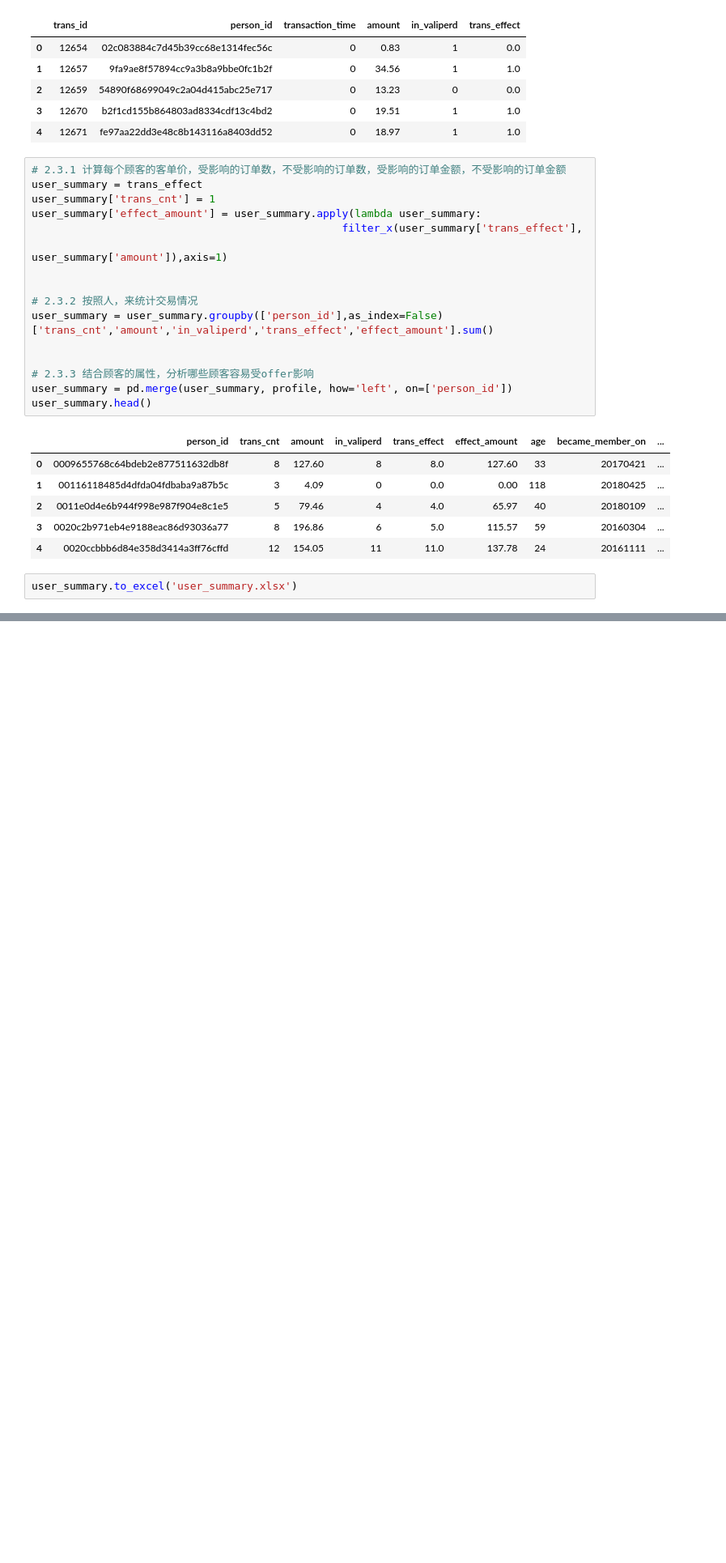
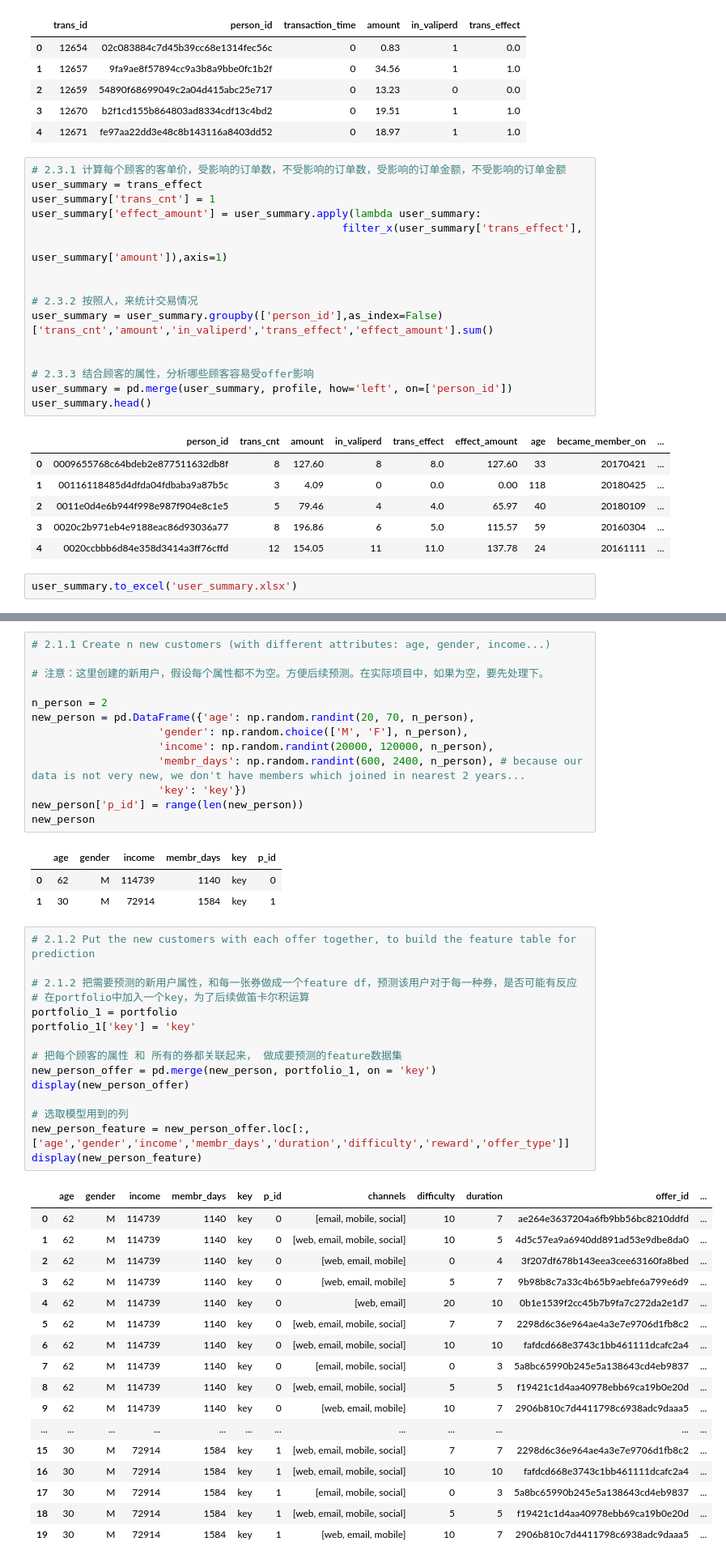
Before and after one commit to VickieL/DSND_Starbucks_Project, a Jupyter notebook: Starbucks_Capstone_notebook.ipynb, the cells around one changed output, grey strips where cells are left out. Shown at 81% size. Cells and saved outputs as stored; diff of their text form; blank space fills up the shorter version.

```diff
--- a/Starbucks_Capstone_notebook.ipynb
+++ b/Starbucks_Capstone_notebook.ipynb
@@ -475,0 +805,50 @@ user_summary.to_excel('user_summary.xlsx')
+# %%
+# 2.1.1 Create n new customers (with different attributes: age, gender, income...)
+
+# 注意：这里创建的新用户，假设每个属性都不为空。方便后续预测。在实际项目中，如果为空，要先处理下。
+
+n_person = 2
+new_person = pd.DataFrame({'age': np.random.randint(20, 70, n_person),
+                    'gender': np.random.choice(['M', 'F'], n_person),
+                    'income': np.random.randint(20000, 120000, n_person),
+                    'membr_days': np.random.randint(600, 2400, n_person), # because our data is not very new, we don't have members which joined in nearest 2 years...
+                    'key': 'key'})
+new_person['p_id'] = range(len(new_person))
+new_person
+# %% [output]
+|  | age | gender | income | membr_days | key | p_id |
+| 0 | 62 | M | 114739 | 1140 | key | 0 |
+| 1 | 30 | M | 72914 | 1584 | key | 1 |
+# %%
+# 2.1.2 Put the new customers with each offer together, to build the feature table for prediction
+
+# 2.1.2 把需要预测的新用户属性，和每一张券做成一个feature df，预测该用户对于每一种券，是否可能有反应
+# 在portfolio中加入一个key，为了后续做笛卡尔积运算
+portfolio_1 = portfolio
+portfolio_1['key'] = 'key'
+
+# 把每个顾客的属性 和 所有的券都关联起来， 做成要预测的feature数据集
+new_person_offer = pd.merge(new_person, portfolio_1, on = 'key')
+display(new_person_offer)
+
+# 选取模型用到的列
+new_person_feature = new_person_offer.loc[:,['age','gender','income','membr_days','duration','difficulty','reward','offer_type']]
+display(new_person_feature)
+# %% [output]
+|  | age | gender | income | membr_days | key | p_id | channels | difficulty | duration | offer_id | ... |
+| 0 | 62 | M | 114739 | 1140 | key | 0 | [email, mobile, social] | 10 | 7 | ae264e3637204a6fb9bb56bc8210ddfd | ... |
+| 1 | 62 | M | 114739 | 1140 | key | 0 | [web, email, mobile, social] | 10 | 5 | 4d5c57ea9a6940dd891ad53e9dbe8da0 | ... |
+| 2 | 62 | M | 114739 | 1140 | key | 0 | [web, email, mobile] | 0 | 4 | 3f207df678b143eea3cee63160fa8bed | ... |
+| 3 | 62 | M | 114739 | 1140 | key | 0 | [web, email, mobile] | 5 | 7 | 9b98b8c7a33c4b65b9aebfe6a799e6d9 | ... |
+| 4 | 62 | M | 114739 | 1140 | key | 0 | [web, email] | 20 | 10 | 0b1e1539f2cc45b7b9fa7c272da2e1d7 | ... |
+| 5 | 62 | M | 114739 | 1140 | key | 0 | [web, email, mobile, social] | 7 | 7 | 2298d6c36e964ae4a3e7e9706d1fb8c2 | ... |
+| 6 | 62 | M | 114739 | 1140 | key | 0 | [web, email, mobile, social] | 10 | 10 | fafdcd668e3743c1bb461111dcafc2a4 | ... |
+| 7 | 62 | M | 114739 | 1140 | key | 0 | [email, mobile, social] | 0 | 3 | 5a8bc65990b245e5a138643cd4eb9837 | ... |
+| 8 | 62 | M | 114739 | 1140 | key | 0 | [web, email, mobile, social] | 5 | 5 | f19421c1d4aa40978ebb69ca19b0e20d | ... |
+| 9 | 62 | M | 114739 | 1140 | key | 0 | [web, email, mobile] | 10 | 7 | 2906b810c7d4411798c6938adc9daaa5 | ... |
+| ... | ... | ... | ... | ... | ... | ... | ... | ... | ... | ... | ... |
+| 15 | 30 | M | 72914 | 1584 | key | 1 | [web, email, mobile, social] | 7 | 7 | 2298d6c36e964ae4a3e7e9706d1fb8c2 | ... |
+| 16 | 30 | M | 72914 | 1584 | key | 1 | [web, email, mobile, social] | 10 | 10 | fafdcd668e3743c1bb461111dcafc2a4 | ... |
+| 17 | 30 | M | 72914 | 1584 | key | 1 | [email, mobile, social] | 0 | 3 | 5a8bc65990b245e5a138643cd4eb9837 | ... |
+| 18 | 30 | M | 72914 | 1584 | key | 1 | [web, email, mobile, social] | 5 | 5 | f19421c1d4aa40978ebb69ca19b0e20d | ... |
+| 19 | 30 | M | 72914 | 1584 | key | 1 | [web, email, mobile] | 10 | 7 | 2906b810c7d4411798c6938adc9daaa5 | ... |
```
Also changed, not shown: parts of 26 cells of this notebook, 1 other file.
